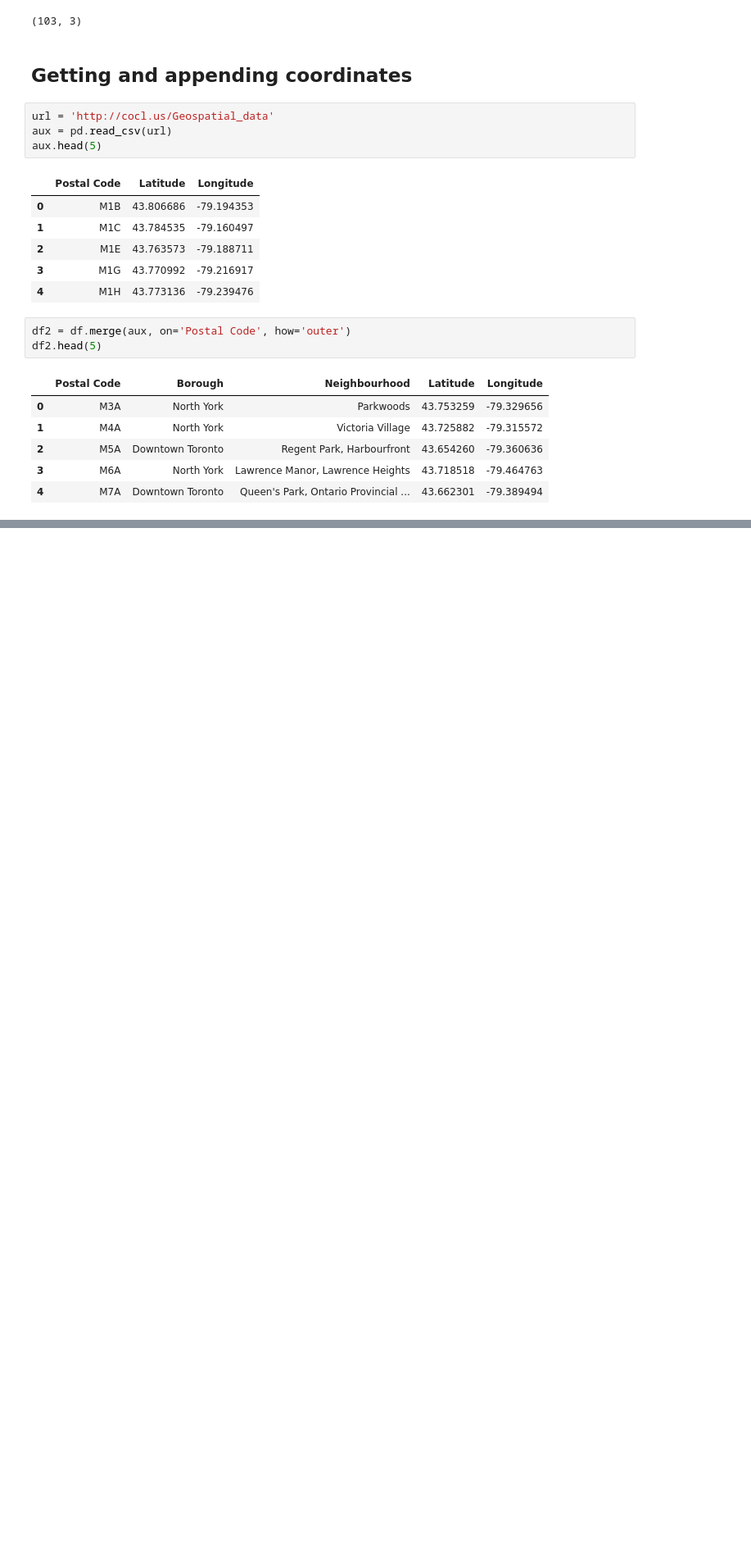
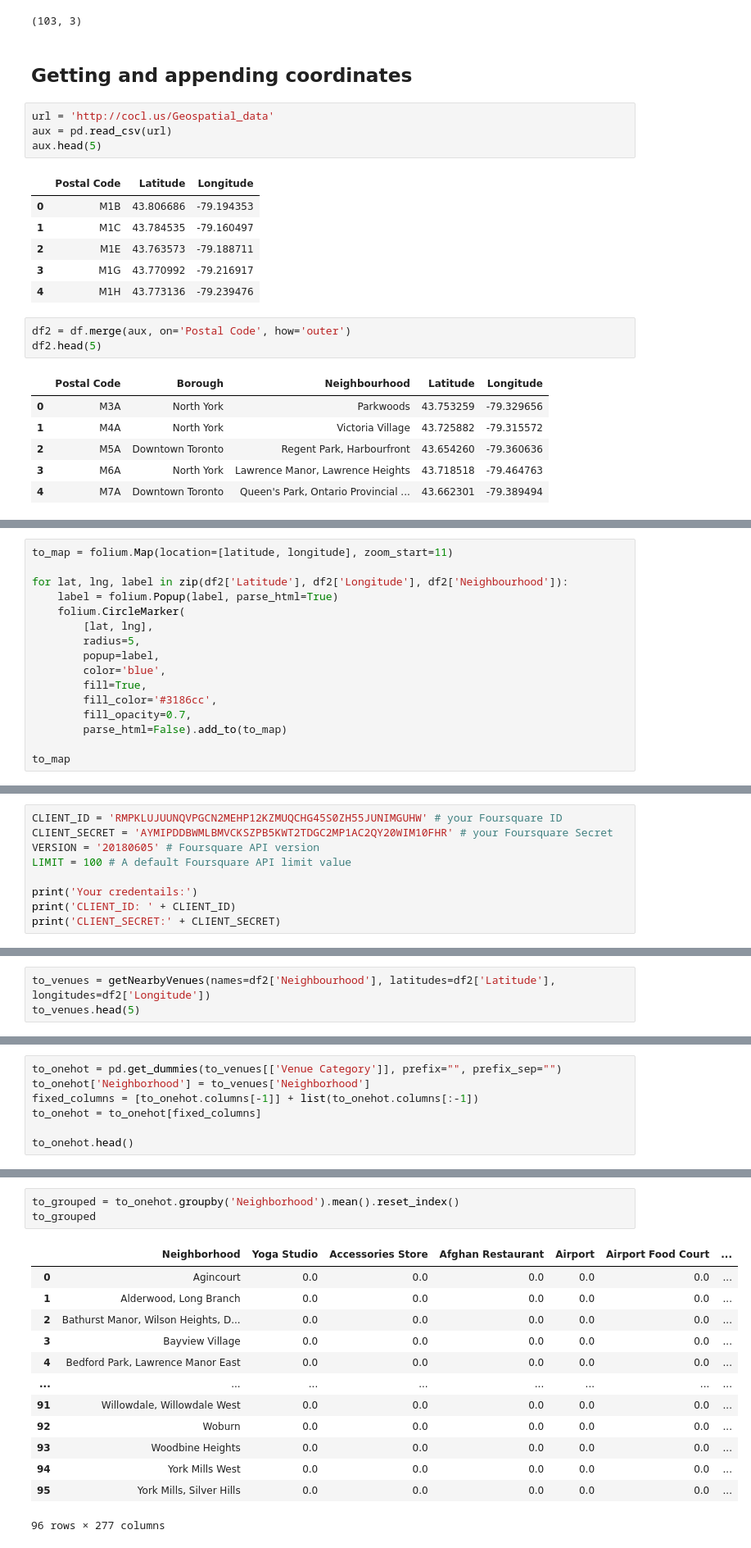
Before and after one commit to fforsythe/Coursera_Capstone, a Jupyter notebook: Segmenting and Clustering Neighborhoods in Toronto.ipynb, the cells around one changed output, grey strips where cells are left out. Shown at 82% size. Cells and saved outputs as stored; diff of their text form; blank space fills up the shorter version.

Commit message:
Published from Watson Studio.

```diff
--- a/Segmenting and Clustering Neighborhoods in Toronto.ipynb
+++ b/Segmenting and Clustering Neighborhoods in Toronto.ipynb
@@ -65,0 +104,16 @@ df2[df2['Postal Code'] == 'M5G']
+# %%
+to_map = folium.Map(location=[latitude, longitude], zoom_start=11)
+
+for lat, lng, label in zip(df2['Latitude'], df2['Longitude'], df2['Neighbourhood']):
+    label = folium.Popup(label, parse_html=True)
+    folium.CircleMarker(
+        [lat, lng],
+        radius=5,
+        popup=label,
+        color='blue',
+        fill=True,
+        fill_color='#3186cc',
+        fill_opacity=0.7,
+        parse_html=False).add_to(to_map)
+
+to_map
@@ -65,0 +122,9 @@ df2[df2['Postal Code'] == 'M5G']
+# %%
+CLIENT_ID = 'RMPKLUJUUNQVPGCN2MEHP12KZMUQCHG45S0ZH55JUNIMGUHW' # your Foursquare ID
+CLIENT_SECRET = 'AYMIPDDBWMLBMVCKSZPB5KWT2TDGC2MP1AC2QY20WIM10FHR' # your Foursquare Secret
+VERSION = '20180605' # Foursquare API version
+LIMIT = 100 # A default Foursquare API limit value
+
+print('Your credentails:')
+print('CLIENT_ID: ' + CLIENT_ID)
+print('CLIENT_SECRET:' + CLIENT_SECRET)
@@ -65,0 +174,3 @@ df2[df2['Postal Code'] == 'M5G']
+# %%
+to_venues = getNearbyVenues(names=df2['Neighbourhood'], latitudes=df2['Latitude'], longitudes=df2['Longitude'])
+to_venues.head(5)
@@ -65,0 +188,7 @@ df2[df2['Postal Code'] == 'M5G']
+# %%
+to_onehot = pd.get_dummies(to_venues[['Venue Category']], prefix="", prefix_sep="")
+to_onehot['Neighborhood'] = to_venues['Neighborhood']
+fixed_columns = [to_onehot.columns[-1]] + list(to_onehot.columns[:-1])
+to_onehot = to_onehot[fixed_columns]
+
+to_onehot.head()
@@ -65,0 +207,17 @@ df2[df2['Postal Code'] == 'M5G']
+# %%
+to_grouped = to_onehot.groupby('Neighborhood').mean().reset_index()
+to_grouped
+# %% [output]
+|  | Neighborhood | Yoga Studio | Accessories Store | Afghan Restaurant | Airport | Airport Food Court | ... |
+| 0 | Agincourt | 0.0 | 0.0 | 0.0 | 0.0 | 0.0 | ... |
+| 1 | Alderwood, Long Branch | 0.0 | 0.0 | 0.0 | 0.0 | 0.0 | ... |
+| 2 | Bathurst Manor, Wilson Heights, D... | 0.0 | 0.0 | 0.0 | 0.0 | 0.0 | ... |
+| 3 | Bayview Village | 0.0 | 0.0 | 0.0 | 0.0 | 0.0 | ... |
+| 4 | Bedford Park, Lawrence Manor East | 0.0 | 0.0 | 0.0 | 0.0 | 0.0 | ... |
+| ... | ... | ... | ... | ... | ... | ... | ... |
+| 91 | Willowdale, Willowdale West | 0.0 | 0.0 | 0.0 | 0.0 | 0.0 | ... |
+| 92 | Woburn | 0.0 | 0.0 | 0.0 | 0.0 | 0.0 | ... |
+| 93 | Woodbine Heights | 0.0 | 0.0 | 0.0 | 0.0 | 0.0 | ... |
+| 94 | York Mills West | 0.0 | 0.0 | 0.0 | 0.0 | 0.0 | ... |
+| 95 | York Mills, Silver Hills | 0.0 | 0.0 | 0.0 | 0.0 | 0.0 | ... |
+96 rows × 277 columns
```
Also changed, not shown: parts of 32 cells of this notebook.
